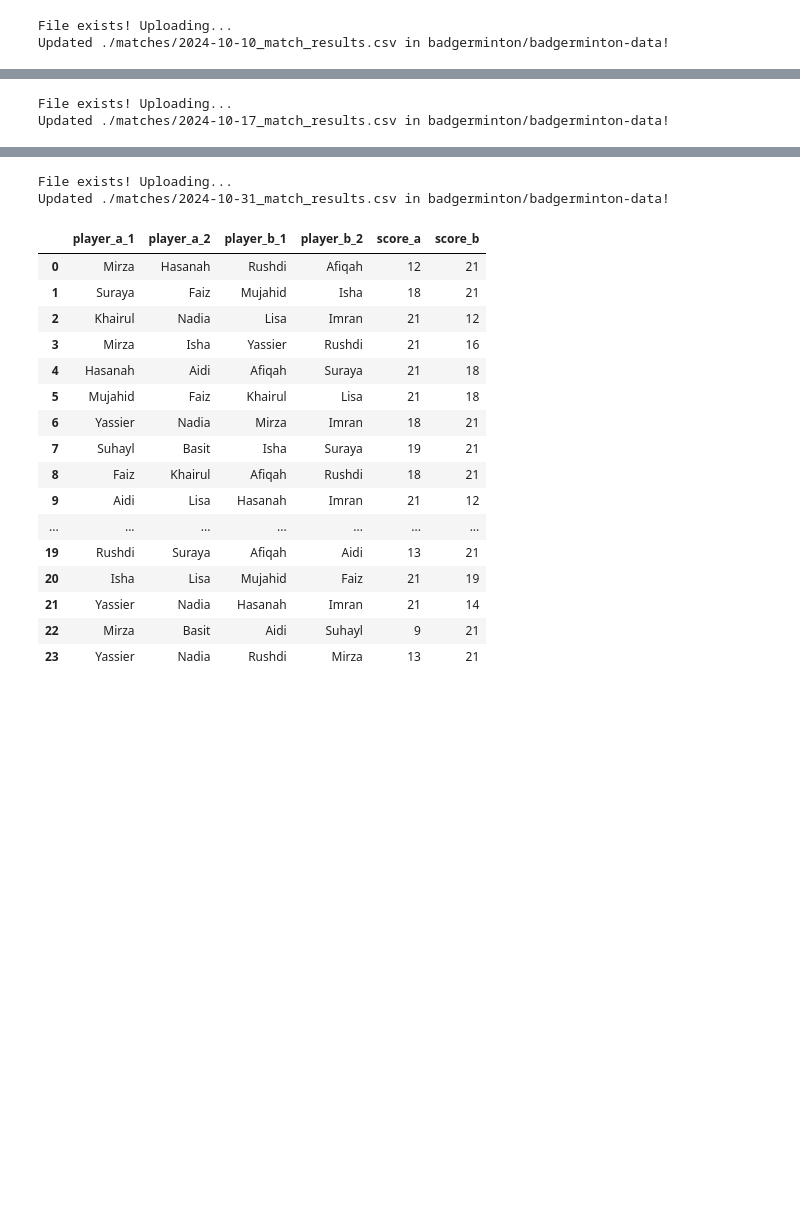
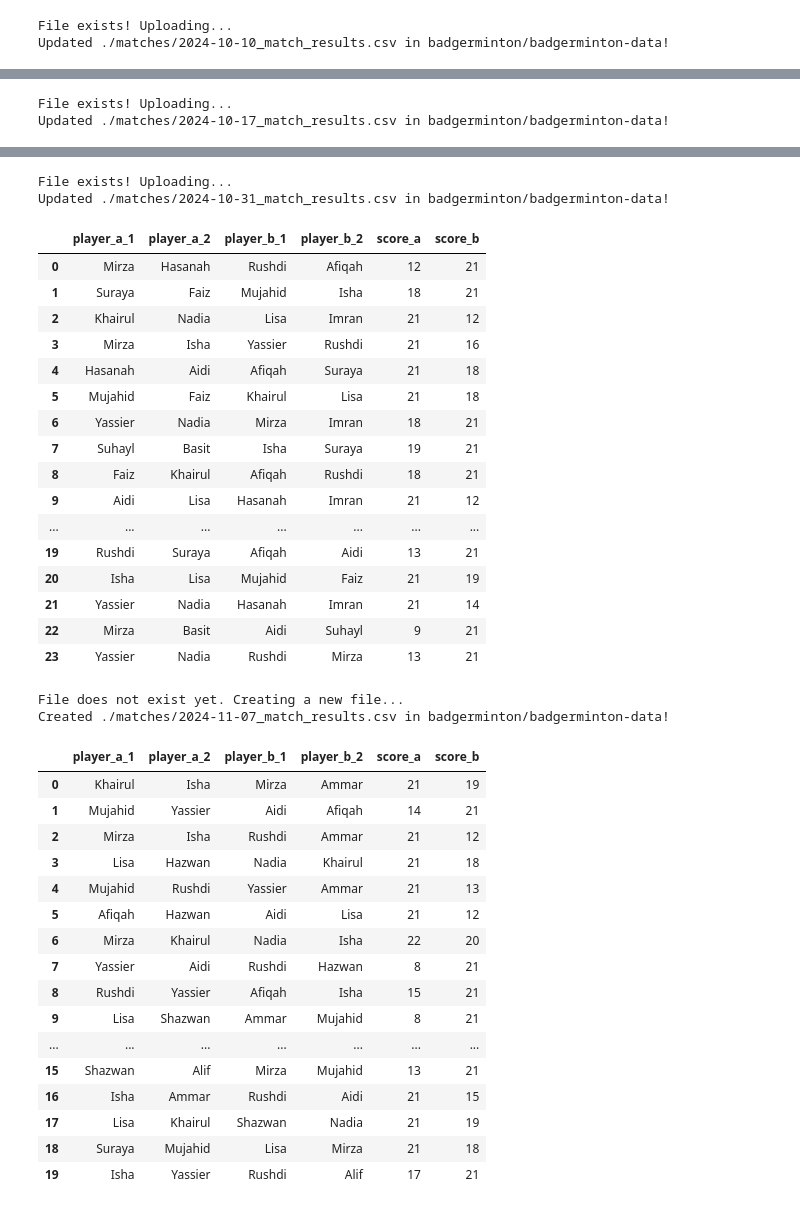
Before and after one commit to BadgerMinton/badgerminton-pipeline, a Jupyter notebook: clean.ipynb, the cells around one changed output, grey strips where cells are left out. Drawn from its saved outputs; the diff is of its cells as text; code cells hidden in the pictures; blank space fills up the shorter version.

```diff
--- a/clean.ipynb
+++ b/clean.ipynb
@@ -51,6 +51,12 @@ WORKSHEET_RANGE_PAIRING: list[WorksheetRangePairing] = [
         "worksheet_id": "443320611",
         "range_name": "A5:D53",
         "date": "2024-10-31",
+        "clean_script_version": "ffa",
+    },
+    {
+        "worksheet_id": "1717508104",
+        "range_name": "A5:D45",
+        "date": "2024-11-07",
         "clean_script_version": "ffa",
     },
 ]
@@ -194,30 +200,49 @@ Updated ./matches/2024-10-17_match_results.csv in badgerminton/badgerminton-data
 | 5 | Afiqah | Zulhakim | Mirza | Suhailah | 21 | 17 |
 | 6 | Yassier | Ammar | Rushdi | Nadia | 21 | 17 |
 | 7 | Luqman | Dina | Isha | Hazwan | 9 | 21 |
 | 8 | Mujahid | Lisa | Yassier | Zulhakim | 10 | 21 |
 | 9 | Luqman | Dina | Rushdi | Nadia | 13 | 21 |
 | ... | ... | ... | ... | ... | ... | ... |
 | 15 | Mirza | Suhailah | Luqman | Dina | 22 | 20 |
 | 16 | Isha | Hazwan | Mirza | Suhailah | 21 | 11 |
 | 17 | Rushdi | Nadia | Yassier | Zulhakim | 21 | 15 |
 | 18 | Mujahid | Lisa | Luqman | Dina | 10 | 21 |
 | 19 | Khairul | Shazwan | Afiqah | Ammar | 9 | 21 |
 File exists! Uploading...
 Updated ./matches/2024-10-31_match_results.csv in badgerminton/badgerminton-data!
 |  | player_a_1 | player_a_2 | player_b_1 | player_b_2 | score_a | score_b |
 | 0 | Mirza | Hasanah | Rushdi | Afiqah | 12 | 21 |
 | 1 | Suraya | Faiz | Mujahid | Isha | 18 | 21 |
 | 2 | Khairul | Nadia | Lisa | Imran | 21 | 12 |
 | 3 | Mirza | Isha | Yassier | Rushdi | 21 | 16 |
 | 4 | Hasanah | Aidi | Afiqah | Suraya | 21 | 18 |
 | 5 | Mujahid | Faiz | Khairul | Lisa | 21 | 18 |
 | 6 | Yassier | Nadia | Mirza | Imran | 18 | 21 |
 | 7 | Suhayl | Basit | Isha | Suraya | 19 | 21 |
 | 8 | Faiz | Khairul | Afiqah | Rushdi | 18 | 21 |
 | 9 | Aidi | Lisa | Hasanah | Imran | 21 | 12 |
 | ... | ... | ... | ... | ... | ... | ... |
 | 19 | Rushdi | Suraya | Afiqah | Aidi | 13 | 21 |
 | 20 | Isha | Lisa | Mujahid | Faiz | 21 | 19 |
 | 21 | Yassier | Nadia | Hasanah | Imran | 21 | 14 |
 | 22 | Mirza | Basit | Aidi | Suhayl | 9 | 21 |
 | 23 | Yassier | Nadia | Rushdi | Mirza | 13 | 21 |
+File does not exist yet. Creating a new file...
+Created ./matches/2024-11-07_match_results.csv in badgerminton/badgerminton-data!
+|  | player_a_1 | player_a_2 | player_b_1 | player_b_2 | score_a | score_b |
+| 0 | Khairul | Isha | Mirza | Ammar | 21 | 19 |
+| 1 | Mujahid | Yassier | Aidi | Afiqah | 14 | 21 |
+| 2 | Mirza | Isha | Rushdi | Ammar | 21 | 12 |
+| 3 | Lisa | Hazwan | Nadia | Khairul | 21 | 18 |
+| 4 | Mujahid | Rushdi | Yassier | Ammar | 21 | 13 |
+| 5 | Afiqah | Hazwan | Aidi | Lisa | 21 | 12 |
+| 6 | Mirza | Khairul | Nadia | Isha | 22 | 20 |
+| 7 | Yassier | Aidi | Rushdi | Hazwan | 8 | 21 |
+| 8 | Rushdi | Yassier | Afiqah | Isha | 15 | 21 |
+| 9 | Lisa | Shazwan | Ammar | Mujahid | 8 | 21 |
+| ... | ... | ... | ... | ... | ... | ... |
+| 15 | Shazwan | Alif | Mirza | Mujahid | 13 | 21 |
+| 16 | Isha | Ammar | Rushdi | Aidi | 21 | 15 |
+| 17 | Lisa | Khairul | Shazwan | Nadia | 21 | 19 |
+| 18 | Suraya | Mujahid | Lisa | Mirza | 21 | 18 |
+| 19 | Isha | Yassier | Rushdi | Alif | 17 | 21 |
```
Also changed, not shown: 1 other file.
